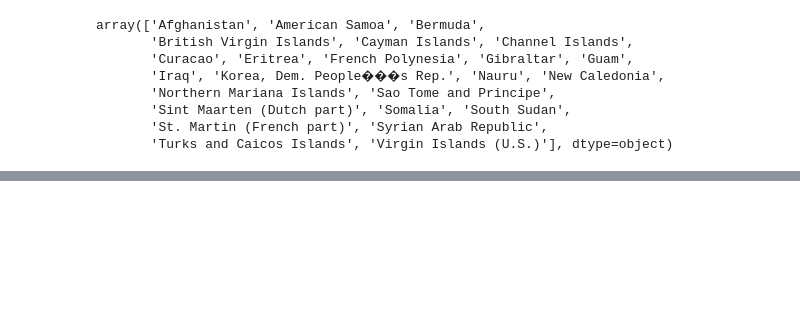
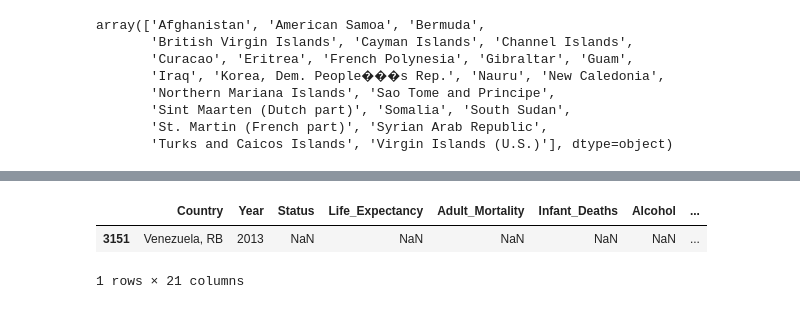
Before and after one commit to PVineeth/lifeexp_ml, a Jupyter notebook: Create_Dataset.ipynb, the cells around one changed output, grey strips where cells are left out. Drawn from its saved outputs; the diff is of its cells as text; code cells hidden in the pictures; blank space fills up the shorter version.

Commit message:
Added ICOR & DIPTHERIA

```diff
--- a/Create_Dataset.ipynb
+++ b/Create_Dataset.ipynb
@@ -185,0 +402,16 @@ main_data[main_data['Country'] == "Eritrea"][['Country', 'Year', 'GDP']]
+# %%
+diptheria = pd.read_csv("Data/New/Diptheria/Dip_Internet.csv")
+# %%
+count = 0
+diptheria_data = pd.DataFrame(columns=['Country', 'Year', 'Diphtheria'])
+for i in range(0, len(diptheria['Country'].unique())):
+    for j in range(1, len(diptheria.columns)):
+        #print(diptheria.loc[i,'Country'], end='')
+        diptheria_data.at[count, 'Country'] = diptheria.loc[i,'Country']
+        diptheria_data.at[count, 'Year'] = diptheria.columns[j]
+        #print(diptheria.columns[j])
+        diptheria_data.at[count, 'Diphtheria'] = diptheria[diptheria['Country'] == diptheria['Country'][i]].T[1:].loc[diptheria.columns[j]].values[0]
+        count+=1
+# %%
+diptheria_data['Year'] = diptheria_data['Year'].astype(np.int64)
+diptheria_data['Diphtheria'] = diptheria_data['Diphtheria'].astype(np.float64)
@@ -185,0 +420,22 @@ main_data[main_data['Country'] == "Eritrea"][['Country', 'Year', 'GDP']]
+# %%
+for val in main_data['Country'].index:
+    print(val,' ',end='')
+    if len(diptheria_data[diptheria_data['Country'] == main_data['Country'][val]].values) != 0:
+        try:
+            diptheria_other_data = diptheria_data[diptheria_data['Country'] == main_data['Country'][val]][diptheria_data['Year'] == main_data['Year'][val]]['Diphtheria'].values[0]
+            print(diptheria_other_data, "pass: 1")
+            main_data.at[val, 'Diphtheria'] = diptheria_other_data
+        except IndexError:
+            pass
+    else:
+        try:
+            diptheria_other_data = diptheria_data[diptheria_data['Country'].str.startswith(main_data['Country'][val])][diptheria_data['Year'] == main_data['Year'][val]]['Diphtheria'].values[0]
+            print(diptheria_other_data, "pass: 2")
+            main_data.at[val, 'Diphtheria'] = diptheria_other_data
+        except IndexError:
+            try:
+                diptheria_other_data = diptheria_data[diptheria_data['Country'].str.startswith(main_data['Country'][val].split(',')[0])][diptheria_data['Year'] == main_data['Year'][val]]['Diphtheria'].values[0]
+                print(diptheria_other_data, "pass: 3")
+                main_data.at[val, 'Diphtheria'] = diptheria_other_data
+            except IndexError:
+                pass
@@ -185,0 +477,7 @@ main_data[main_data['Country'] == "Eritrea"][['Country', 'Year', 'GDP']]
+# %%
+main_data[['Country','Year','Diphtheria']]
+main_data.iloc[[3151]]
+# %% [output]
+|  | Country | Year | Status | Life_Expectancy | Adult_Mortality | Infant_Deaths | Alcohol | ... |
+| 3151 | Venezuela, RB | 2013 | NaN | NaN | NaN | NaN | NaN | ... |
+1 rows × 21 columns
```
Also changed, not shown: parts of 34 cells of this notebook, 16 other files.
